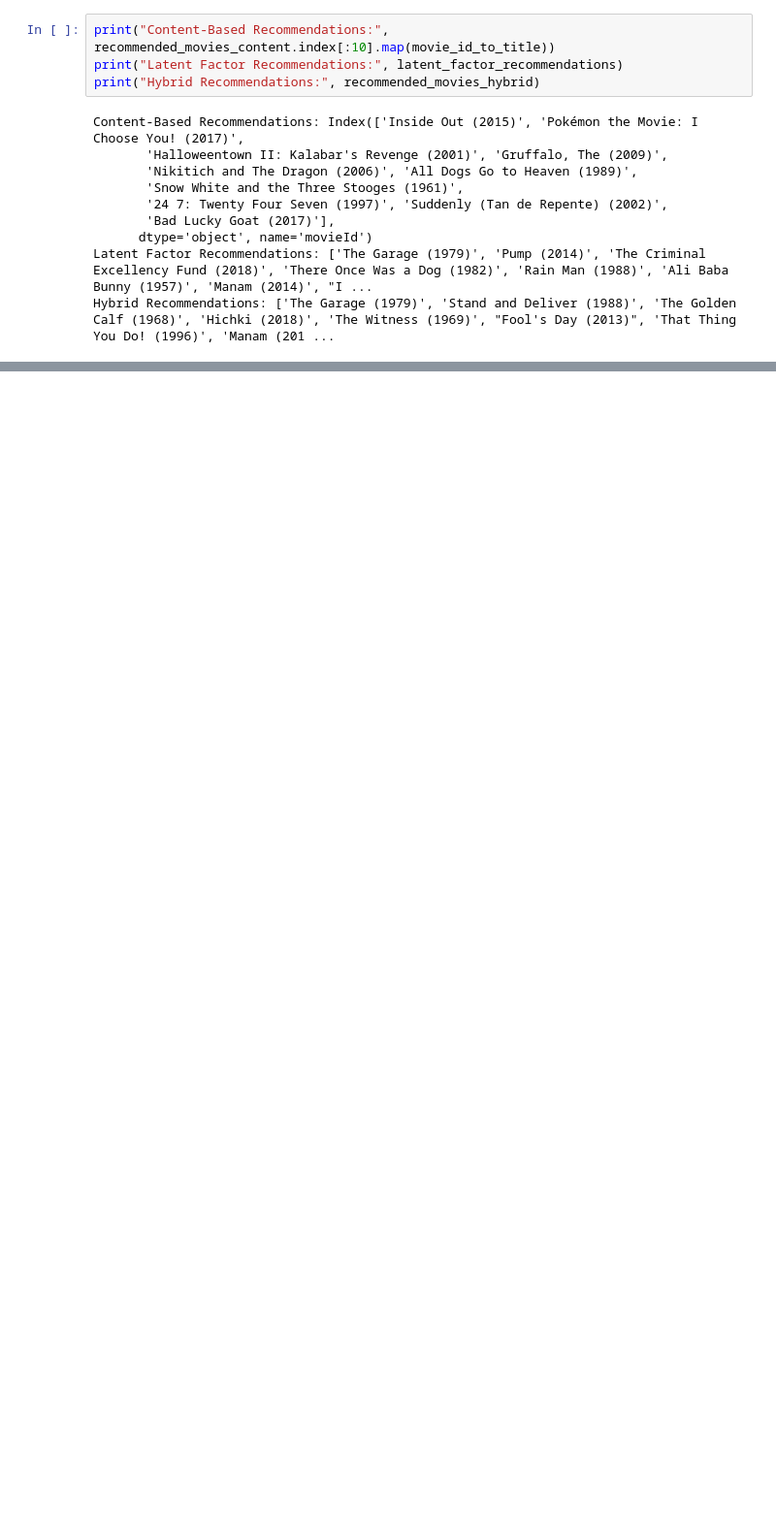
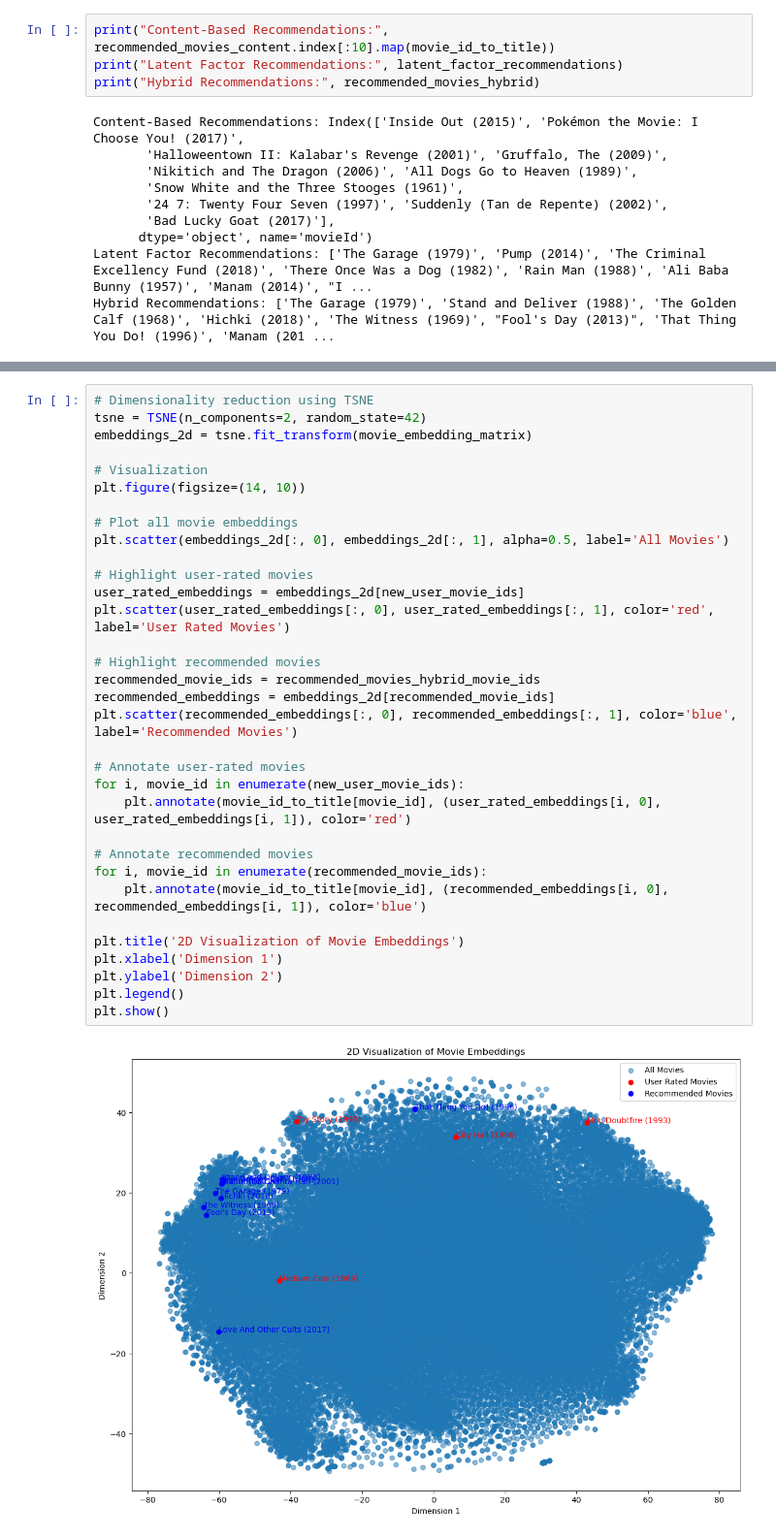
Before and after one commit to StarDylan/DeepMovieRecommender, a Jupyter notebook: test_ncf.ipynb, the cells around one changed output, grey strips where cells are left out. Shown: that part at 97% size. Saved outputs shown, nothing was run; the diff lists cells and outputs as text; blank space fills up the shorter version.

Commit message:
implemented XAI and embedding visuals

```diff
--- a/test_ncf.ipynb
+++ b/test_ncf.ipynb
@@ -311,0 +292,35 @@ def min_max_normalization(scores):
+# %%
+# Dimensionality reduction using TSNE
+tsne = TSNE(n_components=2, random_state=42)
+embeddings_2d = tsne.fit_transform(movie_embedding_matrix)
+
+# Visualization
+plt.figure(figsize=(14, 10))
+
+# Plot all movie embeddings
+plt.scatter(embeddings_2d[:, 0], embeddings_2d[:, 1], alpha=0.5, label='All Movies')
+
+# Highlight user-rated movies
+user_rated_embeddings = embeddings_2d[new_user_movie_ids]
+plt.scatter(user_rated_embeddings[:, 0], user_rated_embeddings[:, 1], color='red', label='User Rated Movies')
+
+# Highlight recommended movies
+recommended_movie_ids = recommended_movies_hybrid_movie_ids
+recommended_embeddings = embeddings_2d[recommended_movie_ids]
+plt.scatter(recommended_embeddings[:, 0], recommended_embeddings[:, 1], color='blue', label='Recommended Movies')
+
+# Annotate user-rated movies
+for i, movie_id in enumerate(new_user_movie_ids):
+    plt.annotate(movie_id_to_title[movie_id], (user_rated_embeddings[i, 0], user_rated_embeddings[i, 1]), color='red')
+
+# Annotate recommended movies
+for i, movie_id in enumerate(recommended_movie_ids):
+    plt.annotate(movie_id_to_title[movie_id], (recommended_embeddings[i, 0], recommended_embeddings[i, 1]), color='blue')
+
+plt.title('2D Visualization of Movie Embeddings')
+plt.xlabel('Dimension 1')
+plt.ylabel('Dimension 2')
+plt.legend()
+plt.show()
+# %% [output]
+[figure, added]
```
Also changed, not shown: parts of 16 cells of this notebook.
